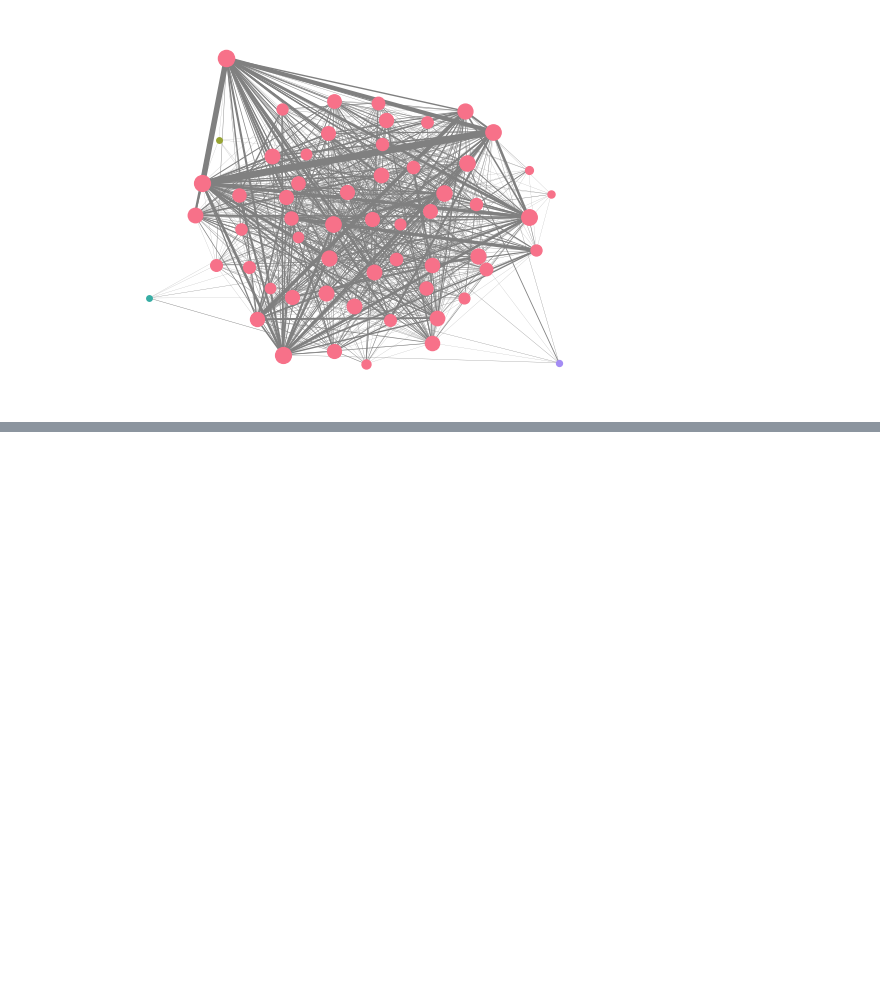
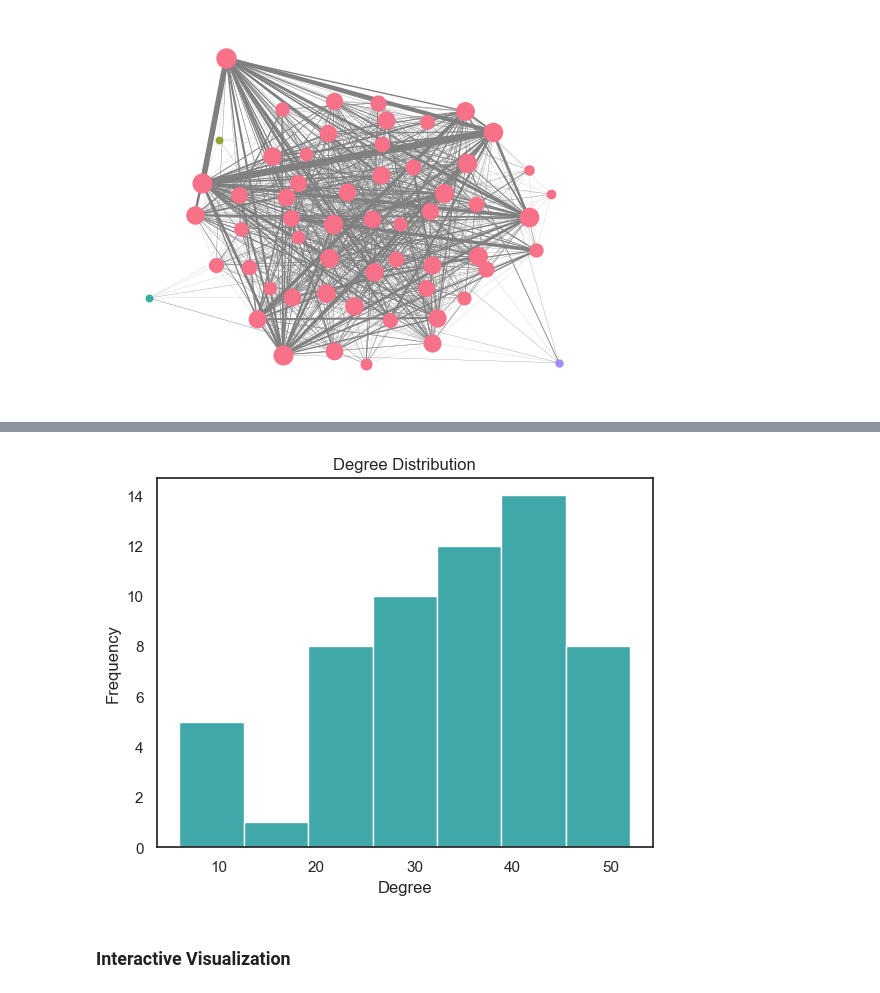
Before and after one commit to lucasgtx2/DataViz_Project, a Jupyter notebook: datavis_project.ipynb, the cells around one changed output, grey strips where cells are left out. Saved outputs shown, nothing was run; the diff lists cells and outputs as text; code cells hidden in the pictures; blank space fills up the shorter version.

Commit message:
first version of interactive visualization

```diff
--- a/datavis_project.ipynb
+++ b/datavis_project.ipynb
@@ -31,19 +31,21 @@ sns.set_style("white")
 # %% [markdown]
 #### Read and prepare data
 # %%
-# open text file (adjacency matrix)
-matrix = np.loadtxt('data/bkfratb.txt', dtype=int)
+# read matrices (text files)
+
+matrix_b = np.loadtxt('data/bkfratb.txt', dtype=int)
+matrix_c = np.loadtxt('data/bkfratc.txt', dtype=int)
 
 # create a graph object from the adjacency matrix
-G = nx.Graph(matrix)
+G_b = nx.Graph(matrix_b)
 
 # get the edge weights as a list
-edge_weights = [G[i][j]['weight']/10 for i, j in G.edges()]
+edge_weights = [G_b[i][j]['weight']/10 for i, j in G_b.edges()]
 
 # create a kamada kawai layout for node positioning
-pos = nx.kamada_kawai_layout(G)
+pos = nx.kamada_kawai_layout(G_b)
 
-print("Number of edges: {0}\nNumber of nodes: {1}".format(G.number_of_edges(), G.number_of_nodes()))
+print("Number of edges: {0}\nNumber of nodes: {1}".format(G_b.number_of_edges(), G_b.number_of_nodes()))
 # %% [output]
 Number of edges: 967
 Number of nodes: 58
@@ -54,7 +56,7 @@ Number of nodes: 58
 The purpose of this visualization is to understand the dynamics of the behavorial social network: clusters, density, influential individuals and frequency variations.
 # %%
 # apply Girvan Newman method for community identification
-comp = nx.community.girvan_newman(G)
+comp = nx.community.girvan_newman(G_b)
 k = 4  # number of communities
 for _ in range(k-1):
     comms = next(comp)
@@ -63,16 +65,16 @@ for _ in range(k-1):
 color_list =  sns.color_palette("husl", k)
 
 # create a list of sizes based on vertex's normalized degree centrality
-sizes = nx.degree_centrality(G)
-sizes_sum = sum(x.values())
+sizes = nx.degree_centrality(G_b)
+sizes_sum = sum(sizes.values())
 sizes_norm = {node: score / sizes_sum for node, score in sizes.items()}
 
 # create graph with color coded communities
 for comm, c in zip(comms, color_list):
     for node in comm:
-        nx.draw_networkx_nodes(G, pos, nodelist=[node], node_color=[c], node_size=5000*sizes_norm[node])
+        nx.draw_networkx_nodes(G_b, pos, nodelist=[node], node_color=[c], node_size=7000*sizes_norm[node])
 
-nx.draw_networkx_edges(G, pos, width=edge_weights, edge_color="gray")
+nx.draw_networkx_edges(G_b, pos, width=edge_weights, edge_color="gray")
 
 plt.axis('off')
 plt.show()
@@ -80,0 +86,13 @@ plt.show()
+# %%
+degrees = [degree for (node, degree) in G_b.degree()]
+
+# plot a histogram of the degree distribution
+sns.histplot(degrees, kde=False, color='darkcyan')
+plt.title('Degree Distribution')
+plt.xlabel('Degree')
+plt.ylabel('Frequency')
+plt.show()
+# %% [output]
+[figure, added]
+# %% [markdown]
+### Interactive Visualization
```
Also changed, not shown: parts of 2 cells of this notebook.
